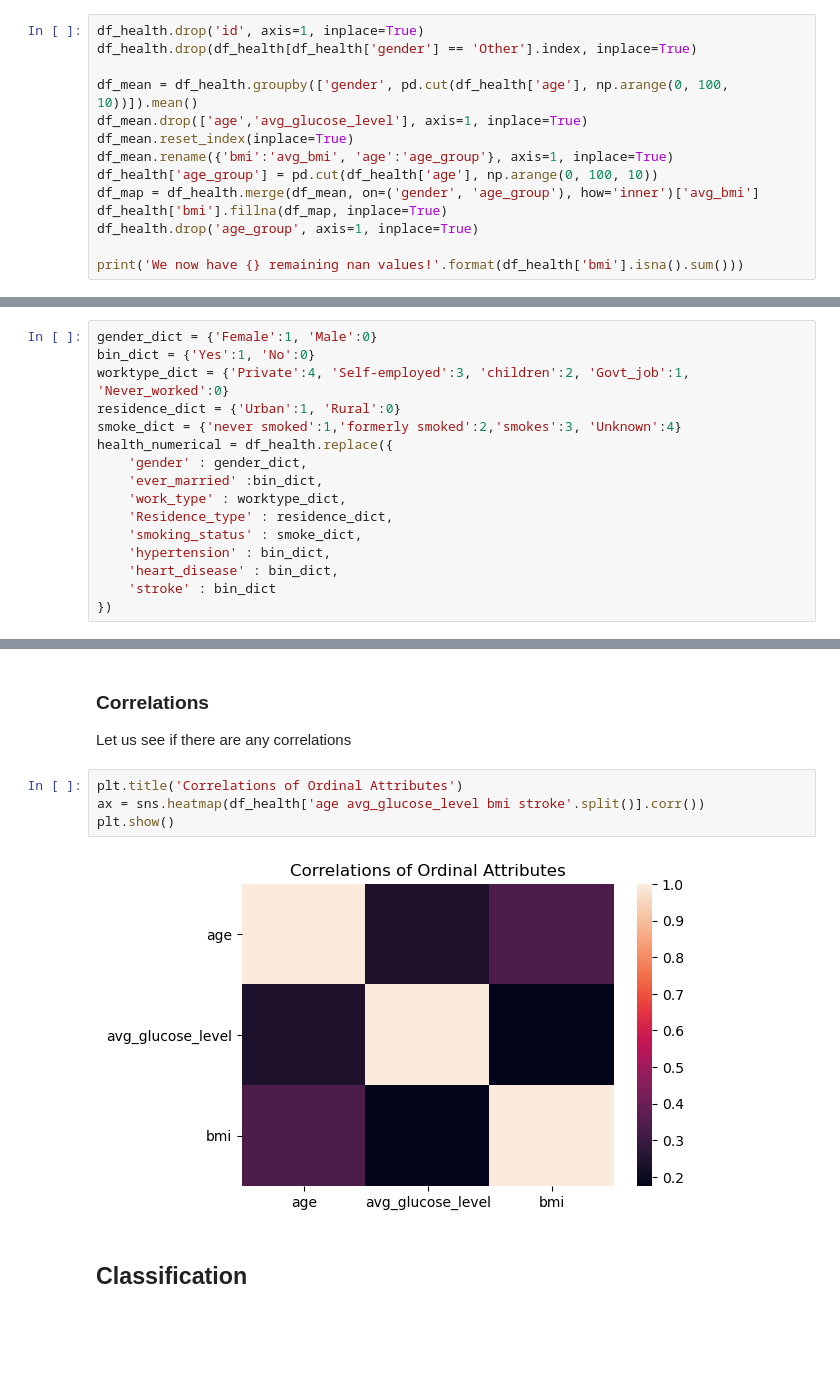
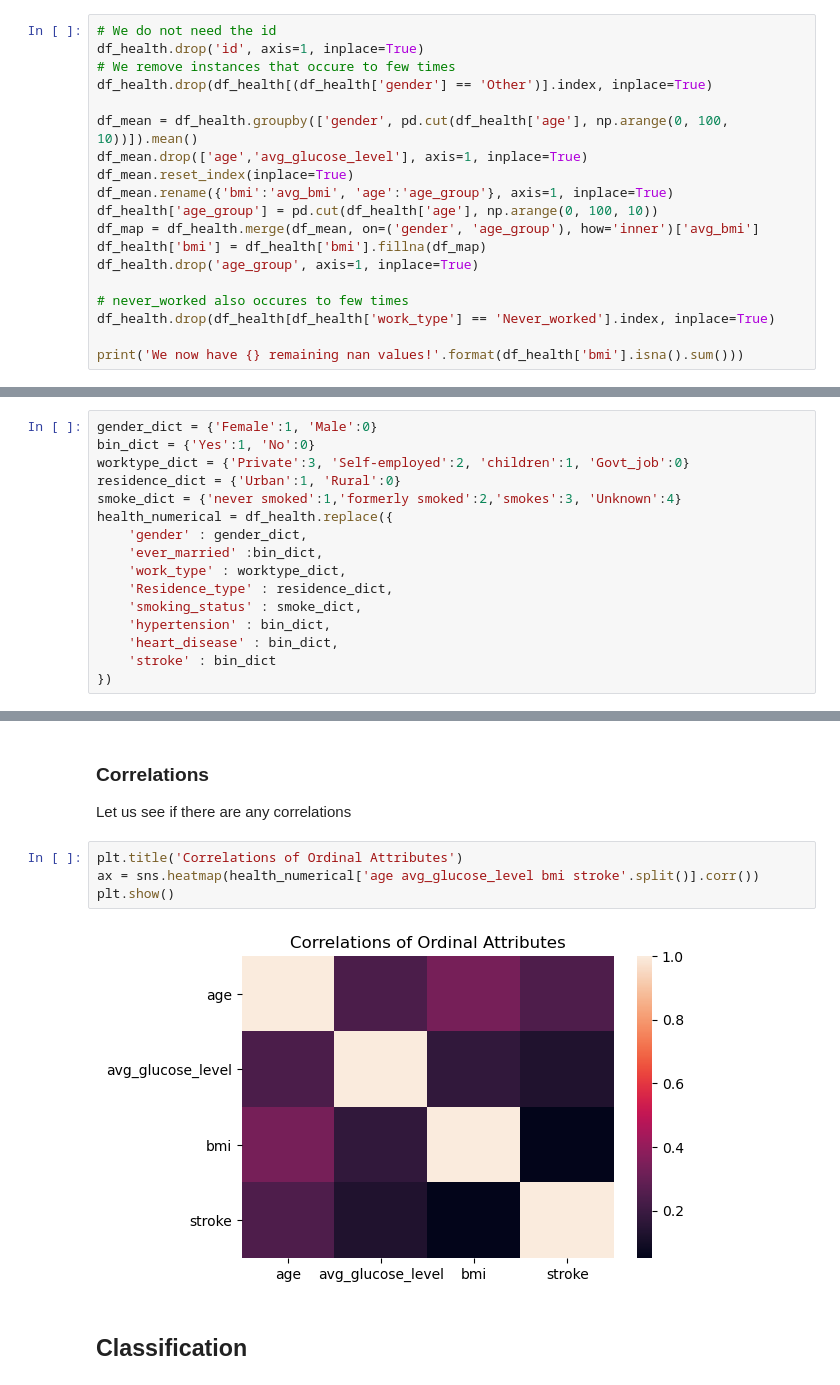
Before and after one commit to gabrysera/DataMining, a Jupyter notebook: DataMining_Marco_Gabriele.ipynb, the cells around one changed output, grey strips where cells are left out. Saved outputs shown, nothing was run; the diff lists cells and outputs as text; blank space fills up the shorter version.

```diff
--- a/DataMining_Marco_Gabriele.ipynb
+++ b/DataMining_Marco_Gabriele.ipynb
@@ -90,8 +87,10 @@ plt.show()
 # %% [markdown]
 We saw earlier that there are some many `Nan` values in the bmi column. Therefore we will atempt to mean those values based on the gender and the age group.
 # %%
+# We do not need the id
 df_health.drop('id', axis=1, inplace=True)
-df_health.drop(df_health[df_health['gender'] == 'Other'].index, inplace=True)
+# We remove instances that occure to few times
+df_health.drop(df_health[(df_health['gender'] == 'Other')].index, inplace=True)
 
 df_mean = df_health.groupby(['gender', pd.cut(df_health['age'], np.arange(0, 100, 10))]).mean()
 df_mean.drop(['age','avg_glucose_level'], axis=1, inplace=True)
@@ -99,9 +98,12 @@ df_mean.reset_index(inplace=True)
 df_mean.rename({'bmi':'avg_bmi', 'age':'age_group'}, axis=1, inplace=True)
 df_health['age_group'] = pd.cut(df_health['age'], np.arange(0, 100, 10))
 df_map = df_health.merge(df_mean, on=('gender', 'age_group'), how='inner')['avg_bmi']
-df_health['bmi'].fillna(df_map, inplace=True)
+df_health['bmi'] = df_health['bmi'].fillna(df_map)
 df_health.drop('age_group', axis=1, inplace=True)
 
+# never_worked also occures to few times
+df_health.drop(df_health[df_health['work_type'] == 'Never_worked'].index, inplace=True)
+
 print('We now have {} remaining nan values!'.format(df_health['bmi'].isna().sum()))
 # %% [output]
 We now have 0 remaining nan values!
@@ -121,7 +123,7 @@ Next we change the nominal attributes to numerical ones. This is important for t
 # %%
 gender_dict = {'Female':1, 'Male':0}
 bin_dict = {'Yes':1, 'No':0}
-worktype_dict = {'Private':4, 'Self-employed':3, 'children':2, 'Govt_job':1, 'Never_worked':0}
+worktype_dict = {'Private':3, 'Self-employed':2, 'children':1, 'Govt_job':0}
 residence_dict = {'Urban':1, 'Rural':0}
 smoke_dict = {'never smoked':1,'formerly smoked':2,'smokes':3, 'Unknown':4}
 health_numerical = df_health.replace({
@@ -175,10 +184,10 @@ We can see that the data is not well separated by the PCs. This is a indicator t
 Let us see if there are any correlations
 # %%
 plt.title('Correlations of Ordinal Attributes')
-ax = sns.heatmap(df_health['age avg_glucose_level bmi stroke'.split()].corr())
+ax = sns.heatmap(health_numerical['age avg_glucose_level bmi stroke'.split()].corr())
 plt.show()
 # %% [output]
-[figure, old version]
+[figure, new version]
 # %% [markdown]
 ## Classification
 # %% [markdown]
```
Also changed, not shown: parts of 13 cells of this notebook.
